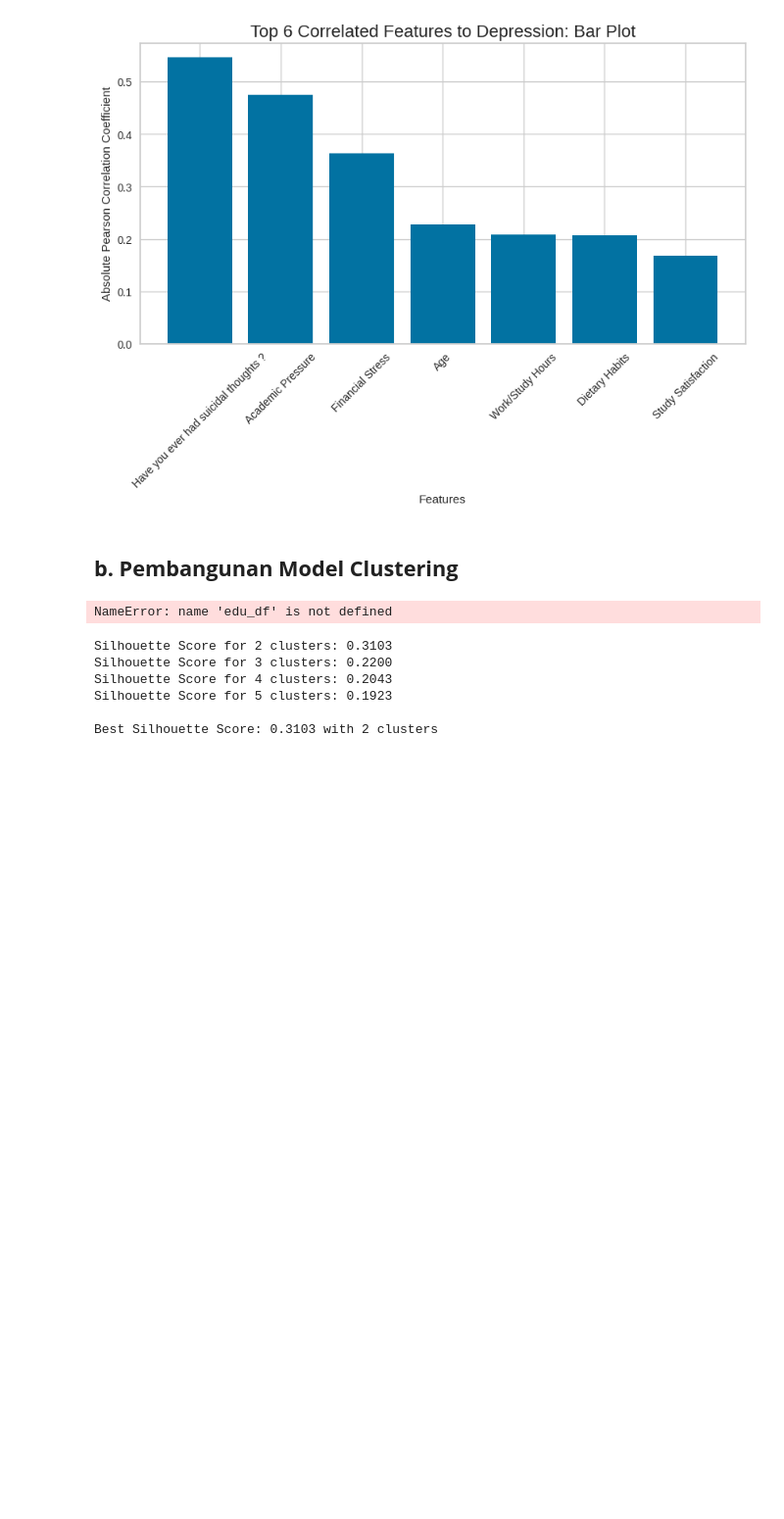
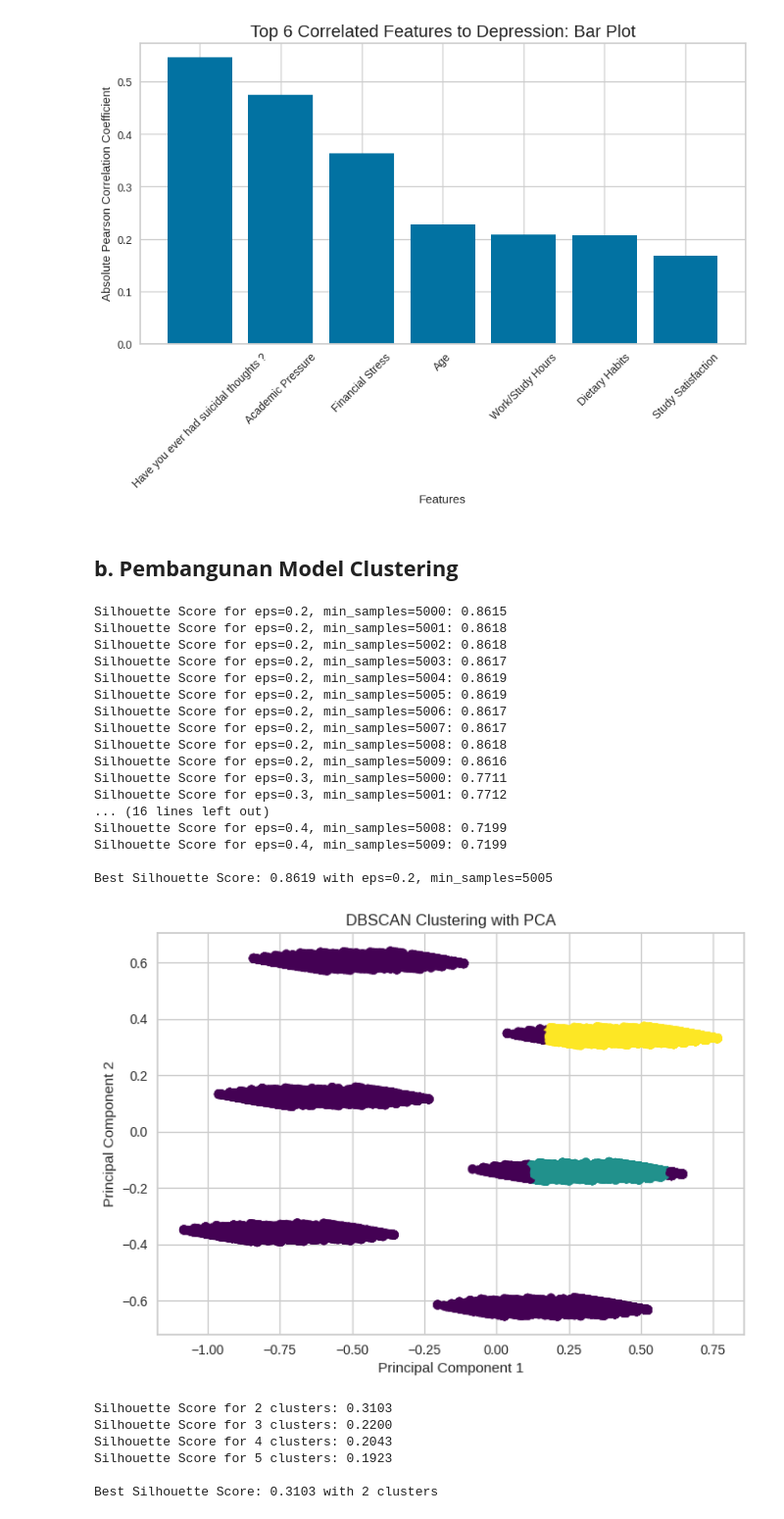
Before and after one commit to Nurwidi130603/Learn-ML-Education-Career-Succsees, a Jupyter notebook: [Clustering]_Submission_Akhir_BMLP_Nurwidi Bagus Amiryunanto_(Updated).ipynb, the cells around one changed output. Shown at 98% size. Saved outputs shown, nothing was run; the diff lists cells and outputs as text; code cells hidden in the pictures; blank space fills up the shorter version.

```diff
--- a/[Clustering]_Submission_Akhir_BMLP_Nurwidi Bagus Amiryunanto_(Updated).ipynb
+++ b/[Clustering]_Submission_Akhir_BMLP_Nurwidi Bagus Amiryunanto_(Updated).ipynb
@@ -333,44 +333,59 @@ best_score = -1
 best_eps = 0.5
 best_min_samples = 5
 
-for eps in np.arange(0.1, 1.0, 0.1):
-    for min_samples in range(2, 11):
+for eps in np.arange(0.1, 0.5, 0.1):
+    for min_samples in range(5000, 5010):
         dbscan = DBSCAN(eps=eps, min_samples=min_samples)
         cluster_labels = dbscan.fit_predict(X_pca) # Use X_pca for clustering
 
         # Calculate Silhouette Score (excluding noise points labeled as -1)
         core_samples_mask = np.zeros_like(dbscan.labels_, dtype=bool)
         core_samples_mask[dbscan.core_sample_indices_] = True
 
         labels_without_noise = cluster_labels[core_samples_mask]
         X_without_noise = X_pca[core_samples_mask]  # Use X_pca here
 
         if len(set(labels_without_noise)) > 1:
             silhouette_avg = silhouette_score(X_without_noise, labels_without_noise)
 
             print(f"Silhouette Score for eps={eps:.1f}, min_samples={min_samples}: {silhouette_avg:.4f}")
 
             if silhouette_avg > best_score:
                 best_score = silhouette_avg
                 best_eps = eps
                 best_min_samples = min_samples
 
 print(f"\nBest Silhouette Score: {best_score:.4f} with eps={best_eps:.1f}, min_samples={best_min_samples}")
 
 # Final DBSCAN Model (using PCA-transformed data)
 dbscan = DBSCAN(eps=best_eps, min_samples=best_min_samples)
 cluster_labels = dbscan.fit_predict(X_pca) # Menggunakan X_pca for clustering
 
-# ... (rest of your code to analyze and visualize the clusters) ...
-
 # Visualization (using PCA-transformed data)
 plt.scatter(X_pca[:, 0], X_pca[:, 1], c=cluster_labels, cmap='viridis')
 plt.xlabel('Principal Component 1')
 plt.ylabel('Principal Component 2')
 plt.title('DBSCAN Clustering with PCA')
 plt.show()
 # %% [output]
-NameError: name 'edu_df' is not defined
+Silhouette Score for eps=0.2, min_samples=5000: 0.8615
+Silhouette Score for eps=0.2, min_samples=5001: 0.8618
+Silhouette Score for eps=0.2, min_samples=5002: 0.8618
+Silhouette Score for eps=0.2, min_samples=5003: 0.8617
+Silhouette Score for eps=0.2, min_samples=5004: 0.8619
+Silhouette Score for eps=0.2, min_samples=5005: 0.8619
+Silhouette Score for eps=0.2, min_samples=5006: 0.8617
+Silhouette Score for eps=0.2, min_samples=5007: 0.8617
+Silhouette Score for eps=0.2, min_samples=5008: 0.8618
+Silhouette Score for eps=0.2, min_samples=5009: 0.8616
+Silhouette Score for eps=0.3, min_samples=5000: 0.7711
+Silhouette Score for eps=0.3, min_samples=5001: 0.7712
+... (16 lines left out)
+Silhouette Score for eps=0.4, min_samples=5008: 0.7199
+Silhouette Score for eps=0.4, min_samples=5009: 0.7199
+
+Best Silhouette Score: 0.8619 with eps=0.2, min_samples=5005
+[figure, added]
 # %%
 # # 1. Feature Selection
 # # Experiment with different combinations of features. Here's an example:
```
